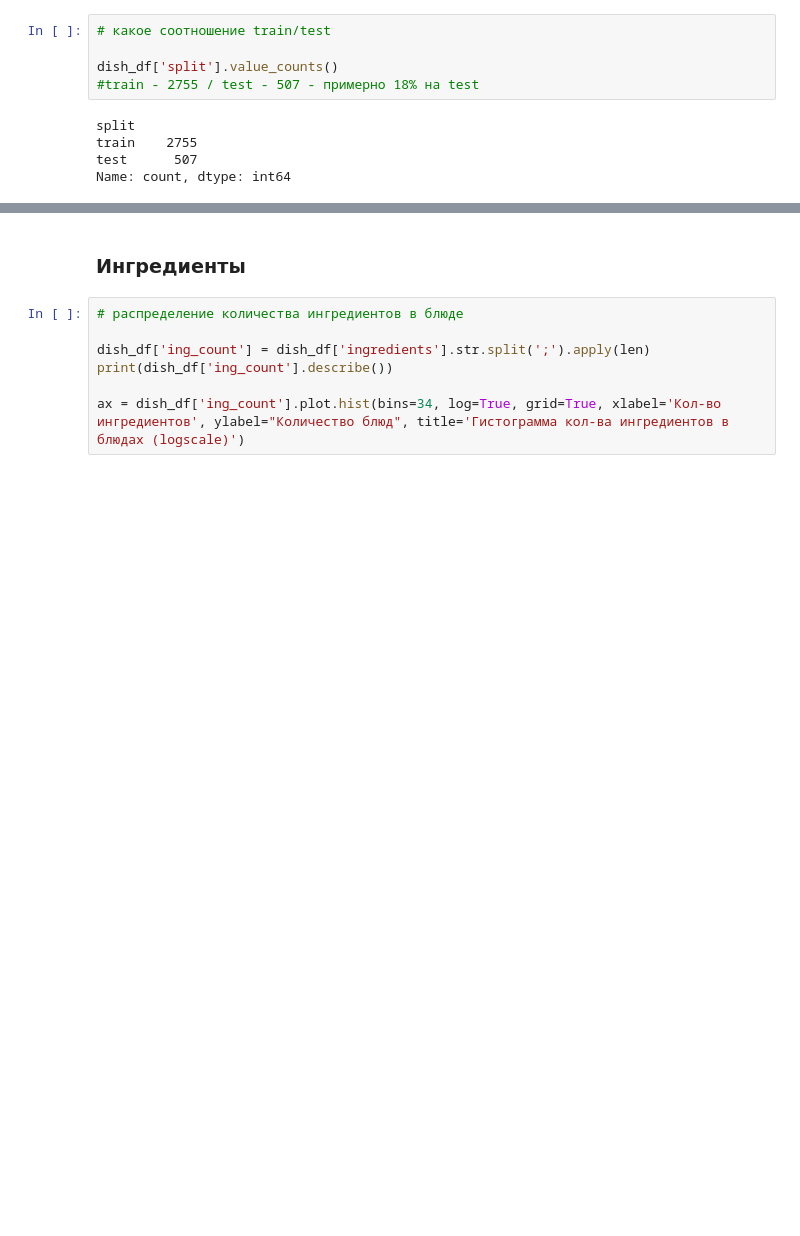
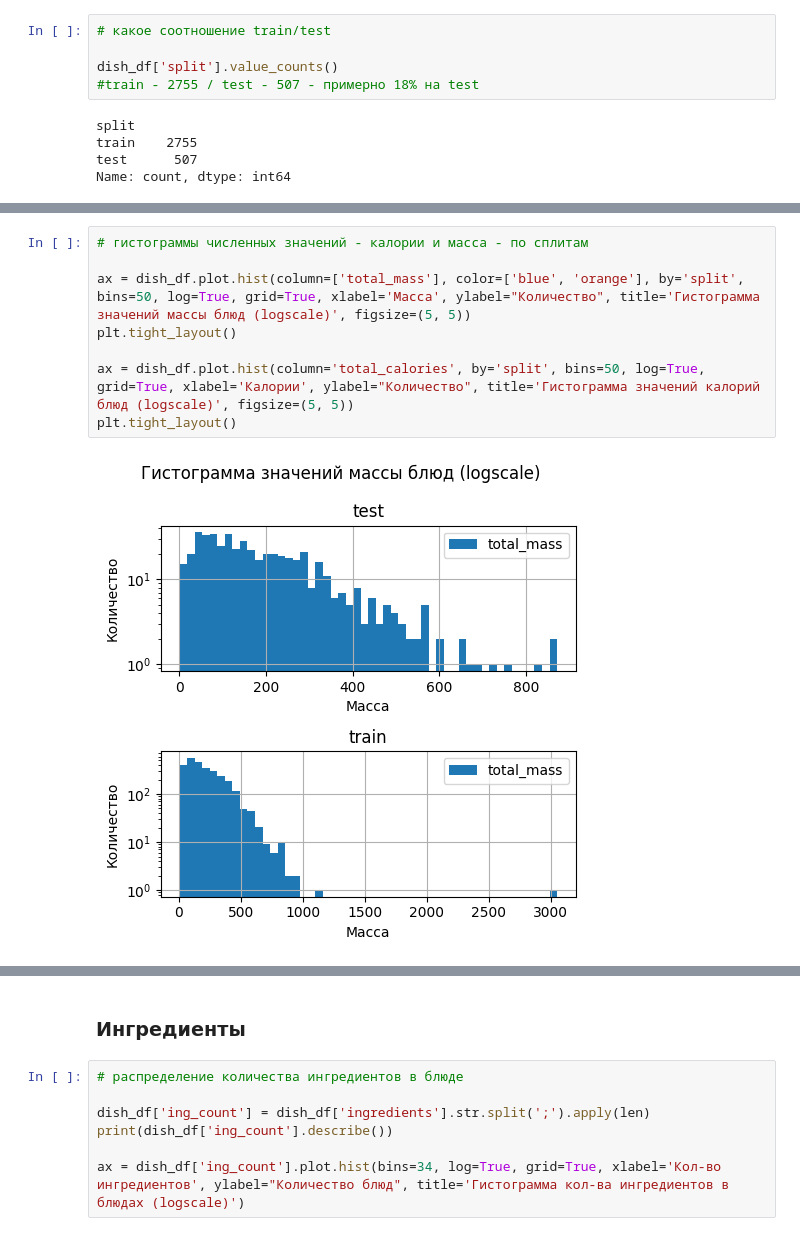
Before and after one commit to khromenko/dle-project-sprint-4-food-calrories, a Jupyter notebook: project.ipynb, the cells around one changed output, grey strips where cells are left out. Cells and saved outputs as stored; diff of their text form; blank space fills up the shorter version.

```diff
--- a/project.ipynb
+++ b/project.ipynb
@@ -117,0 +153,10 @@ ax = dish_df['total_calories'].plot.hist(bins=50, log=True, grid=True, xlabel='
+# %%
+# гистограммы численных значений - калории и масса - по сплитам
+
+ax = dish_df.plot.hist(column=['total_mass'], color=['blue', 'orange'], by='split', bins=50, log=True, grid=True, xlabel='Масса', ylabel="Количество", title='Гистограмма значений массы блюд (logscale)', figsize=(5, 5))
+plt.tight_layout()
+
+ax = dish_df.plot.hist(column='total_calories', by='split', bins=50, log=True, grid=True, xlabel='Калории', ylabel="Количество", title='Гистограмма значений калорий блюд (logscale)', figsize=(5, 5))
+plt.tight_layout()
+# %% [output]
+[figure, added]
```
Also changed, not shown: parts of 21 cells of this notebook, 3 other files.
